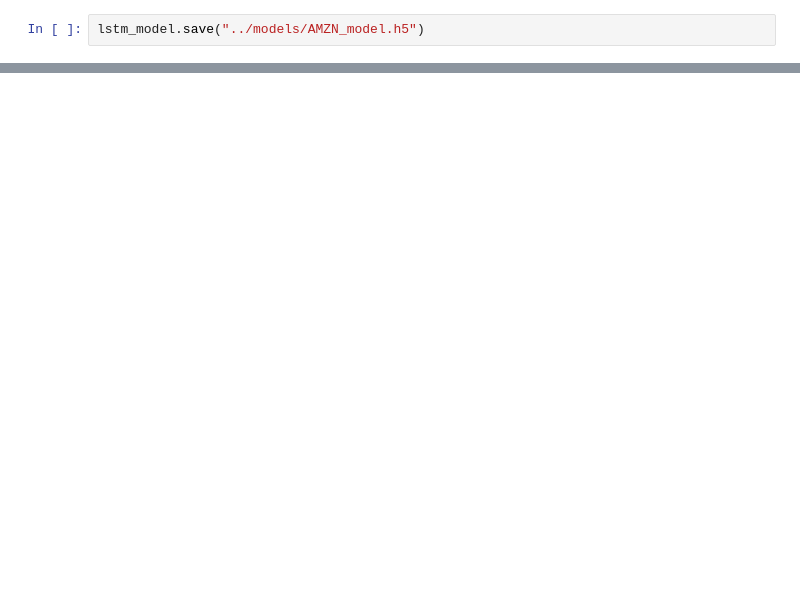
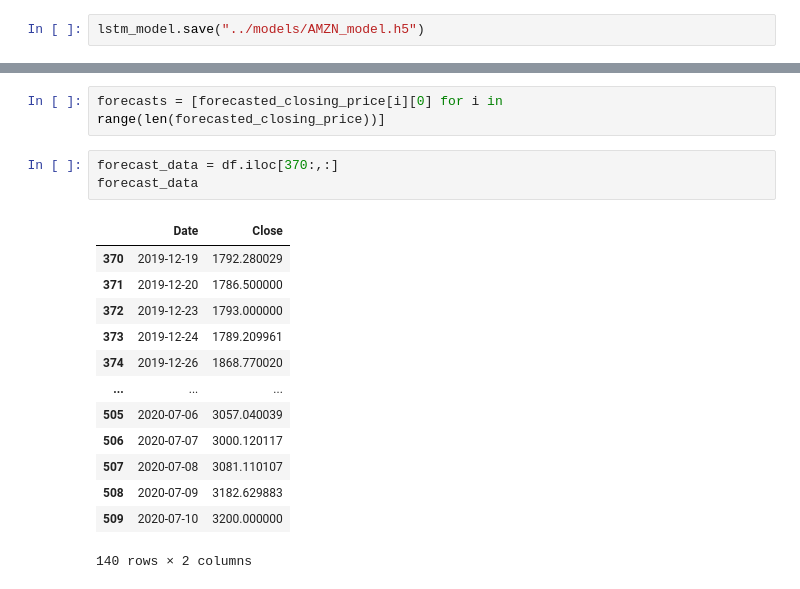
Before and after one commit to alexanderdyan/machine-learning-stock-analysis, a Jupyter notebook: notebooks/LSTM_AMZN.ipynb, the cells around one changed output, grey strips where cells are left out. Cells and saved outputs as stored; diff of their text form; blank space fills up the shorter version.

```diff
--- a/notebooks/LSTM_AMZN.ipynb
+++ b/notebooks/LSTM_AMZN.ipynb
@@ -93,0 +226,19 @@ lstm_model.save("../models/AMZN_model.h5")
+# %%
+forecasts = [forecasted_closing_price[i][0] for i in range(len(forecasted_closing_price))]
+# %%
+forecast_data = df.iloc[370:,:]
+forecast_data
+# %% [output]
+|  | Date | Close |
+| 370 | 2019-12-19 | 1792.280029 |
+| 371 | 2019-12-20 | 1786.500000 |
+| 372 | 2019-12-23 | 1793.000000 |
+| 373 | 2019-12-24 | 1789.209961 |
+| 374 | 2019-12-26 | 1868.770020 |
+| ... | ... | ... |
+| 505 | 2020-07-06 | 3057.040039 |
+| 506 | 2020-07-07 | 3000.120117 |
+| 507 | 2020-07-08 | 3081.110107 |
+| 508 | 2020-07-09 | 3182.629883 |
+| 509 | 2020-07-10 | 3200.000000 |
+140 rows × 2 columns
```
Also changed, not shown: parts of 31 cells of this notebook, 9 other files.
